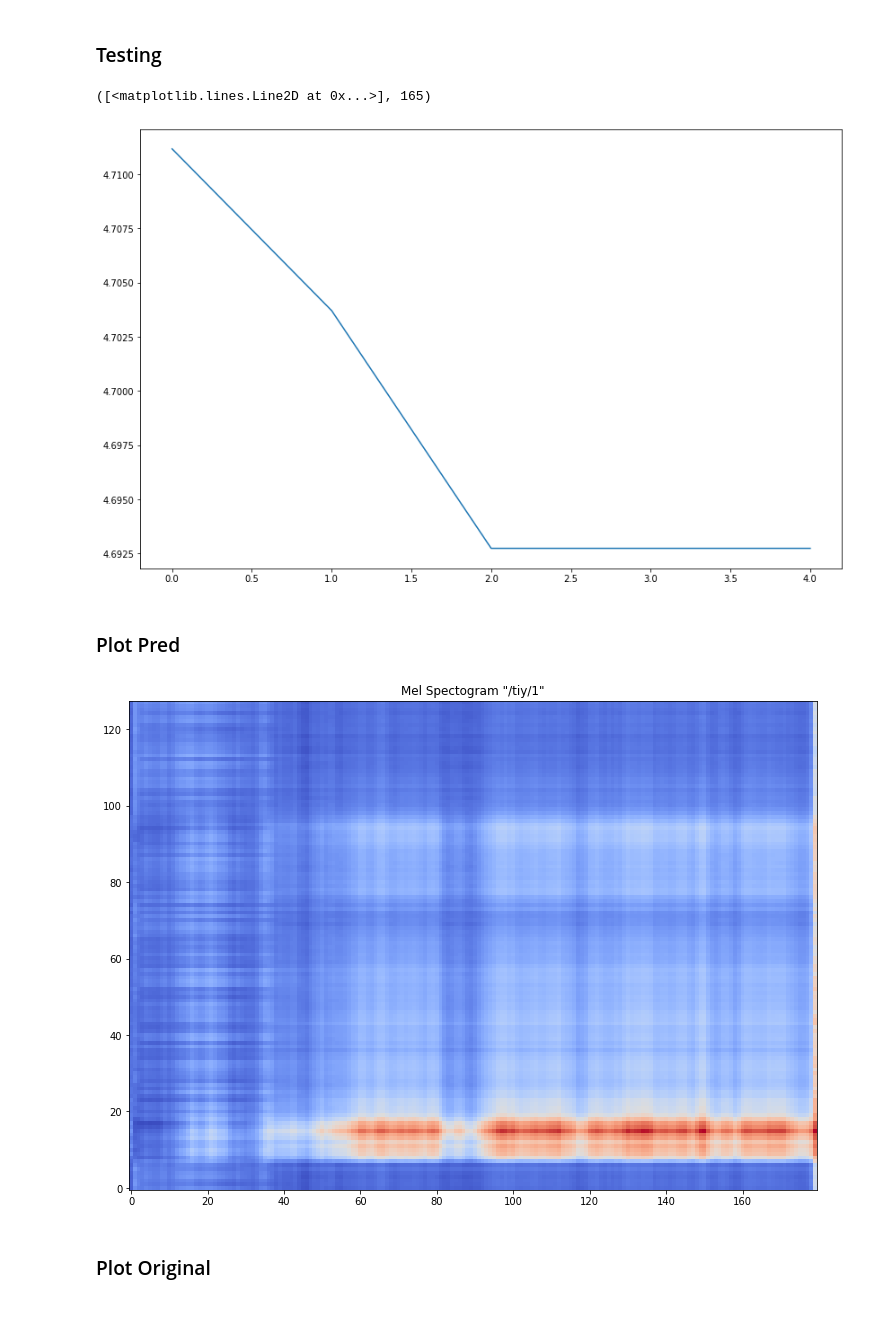
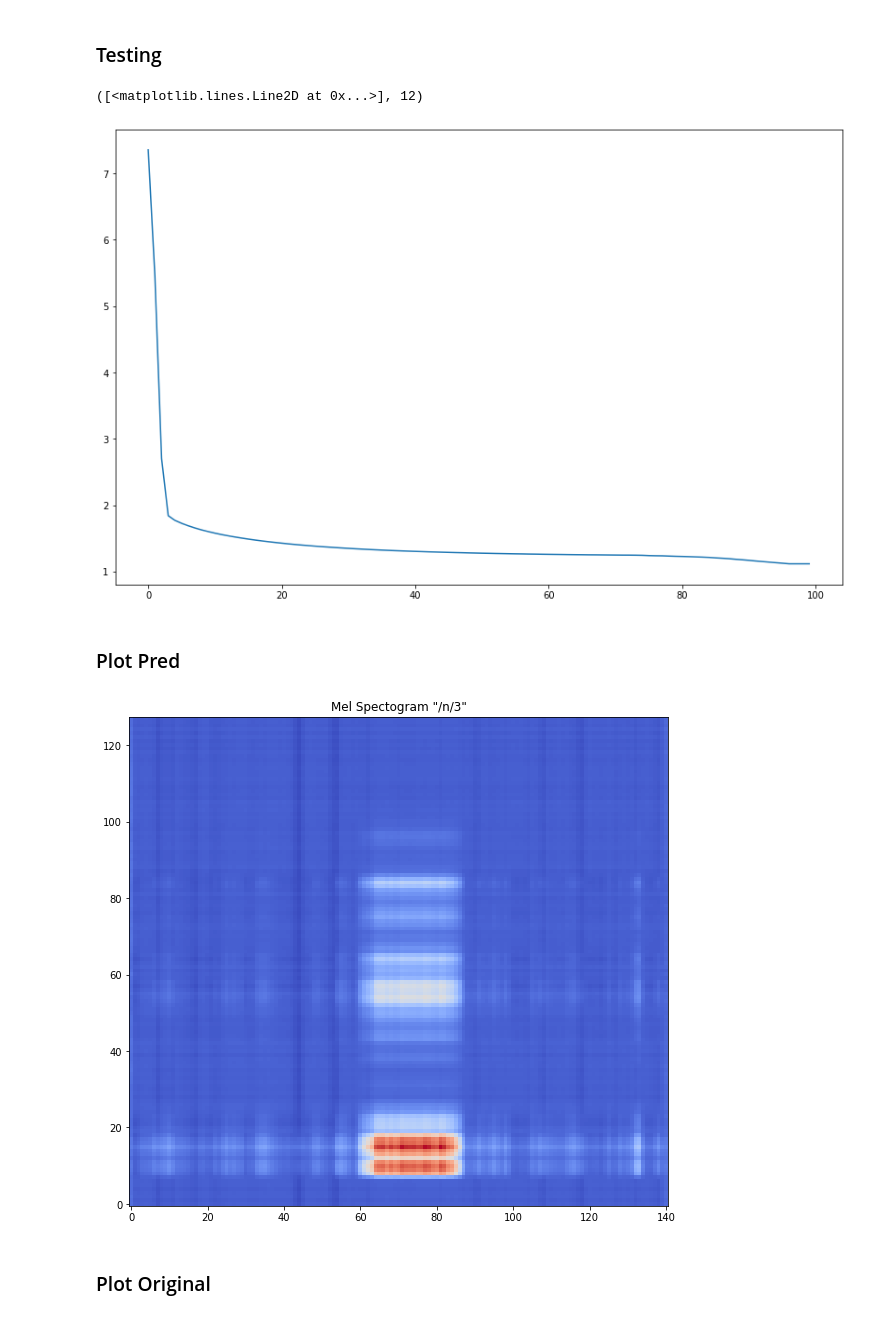
Before and after one commit to MiscellaneousStuff/kara-one-transduction, a Jupyter notebook: main.ipynb, the cells around one changed output. Cells and saved outputs as stored; diff of their text form; code cells hidden in the pictures.

```diff
--- a/main.ipynb
+++ b/main.ipynb
@@ -359,11 +358,15 @@ import random
 
 from lib.transduction import DigitalVoicingModel
 
-target_labels = ["/iy/", "/uw/"]
+target_labels = ["/n/"]
 synth_examples = [data for data in dataset if data["label"] in target_labels]
 #synth_examples = [data for data in dataset]
 #synth_examples = synth_examples[0:len(synth_examples)] # [:105]
 [print(eg["label"]) for eg in synth_examples]
+
+ratio = 0.8
+pivot_point = int(len(synth_examples) * 0.8)
+synth_examples = synth_examples[0:pivot_point]
 
 electrode_slice = 62 # 62
 ins = 5 * electrode_slice # 5 hand-crafted features * 62 electrodes
@@ -397,8 +400,8 @@ X_s = []
 y_s = []
 
 for synth_example in synth_examples:
-    # X = torch.tensor(synth_example["eeg_vocal_feats"]).to(device)
-    X = torch.tensor(synth_example["eeg_active_feats"]).to(device)
+    X = torch.tensor(synth_example["eeg_vocal_feats"]).to(device)
+    # X = torch.tensor(synth_example["eeg_active_feats"]).to(device)
     y = torch.tensor(synth_example["audio_feats"]).to(device)
     clip_len = min(X.shape[0], y.shape[0])
     X = X[:clip_len, :ins]
@@ -410,13 +413,13 @@ for synth_example in synth_examples:
 
 # NOTE: 5e-4 for vocal EEG looked promising, try running for longer if ReduceLROnPlateau doesn't work
 # NOTE: 1e-3 (0-1500), 5e-4 (1500-3000), 5e-4 (3000-4500)
-lr = 5e-4 # 1e-3 # 5e-4 # 1e-3
+lr = 5e-4 # 1e-3
 optim = torch.optim.Adam(model.parameters(), lr=lr)
 
 amp = True
 
-# 4k
-epochs = 4_000 # 20_000
+# 20_000
+epochs = 10_000 # 20_000
 
 scaler = GradScaler()
 
@@ -480,18 +490,18 @@ for X, y in zip(X_s, y_s):
 # %%
 plt.plot(np.log(losses)), len(out_s)
 # %% [output]
-([<matplotlib.lines.Line2D at 0x...>], 165)
+([<matplotlib.lines.Line2D at 0x...>], 12)
-[figure, old version]
+[figure, new version]
 # %% [markdown]
 ### Plot Pred
 # %%
 plt.rcParams["figure.figsize"] = (14, 9)
 
-plot_pred_idx = 1
+plot_pred_idx = 3
 y = torch.squeeze(out_s[plot_pred_idx], 0).float()
 _ = plot_mel_spectrogram(y, synth_examples[plot_pred_idx]["label"] + str(plot_pred_idx))
 # %% [output]
-[figure, old version]
+[figure, new version]
 # %% [markdown]
 ### Plot Original
 # %%
```
Also changed, not shown: parts of 14 cells of this notebook.
